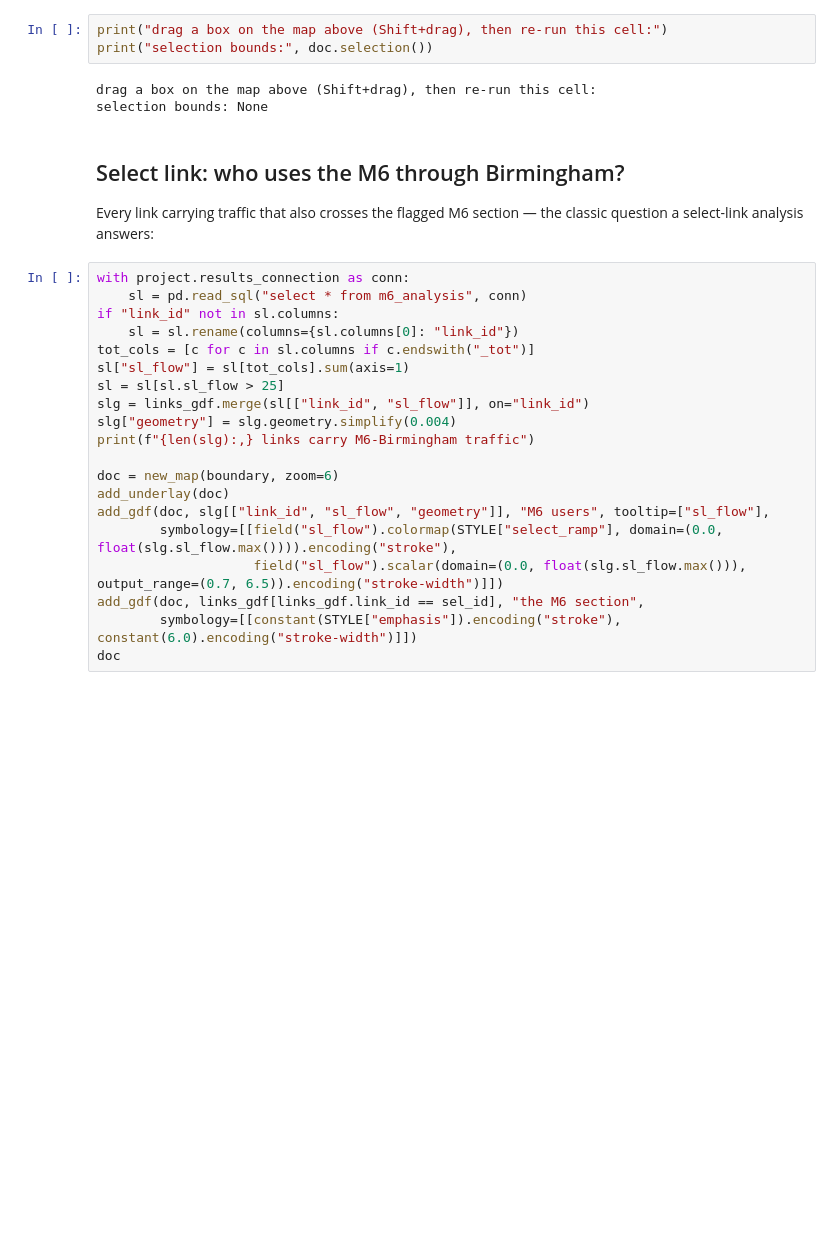
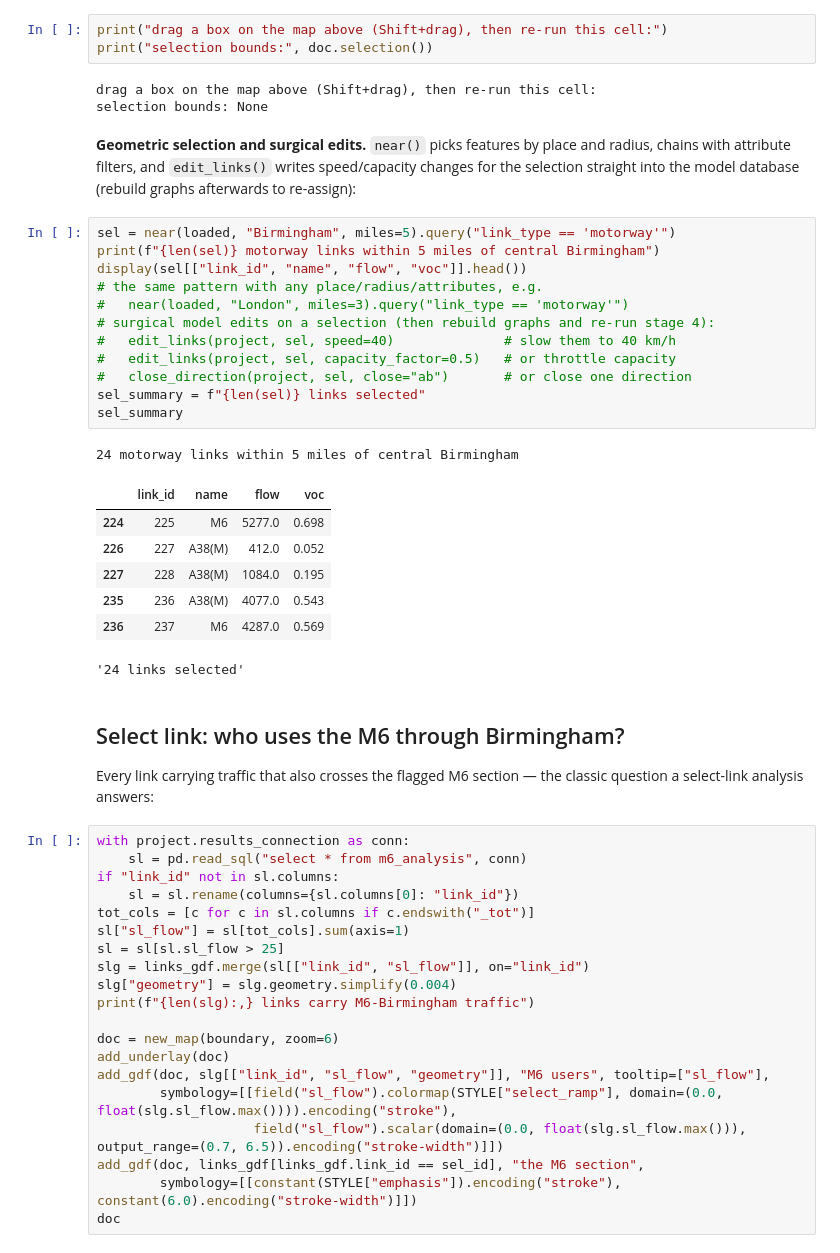
Before and after one commit to RizgarMella/aequilibrae, a Jupyter notebook: notebooks/13_gb_complete_model.ipynb, the cells around one changed output. Cells and saved outputs as stored; diff of their text form; blank space fills up the shorter version.

```diff
--- a/notebooks/13_gb_complete_model.ipynb
+++ b/notebooks/13_gb_complete_model.ipynb
@@ -467,6 +484,32 @@ print("selection bounds:", doc.selection())
 # %% [output]
 drag a box on the map above (Shift+drag), then re-run this cell:
 selection bounds: None
+# %% [markdown]
+**Geometric selection and surgical edits.** `near()` picks features by
+place and radius, chains with attribute filters, and `edit_links()` writes
+speed/capacity changes for the selection straight into the model database
+(rebuild graphs afterwards to re-assign):
+# %%
+sel = near(loaded, "Birmingham", miles=5).query("link_type == 'motorway'")
+print(f"{len(sel)} motorway links within 5 miles of central Birmingham")
+display(sel[["link_id", "name", "flow", "voc"]].head())
+# the same pattern with any place/radius/attributes, e.g.
+#   near(loaded, "London", miles=3).query("link_type == 'motorway'")
+# surgical model edits on a selection (then rebuild graphs and re-run stage 4):
+#   edit_links(project, sel, speed=40)              # slow them to 40 km/h
+#   edit_links(project, sel, capacity_factor=0.5)   # or throttle capacity
+#   close_direction(project, sel, close="ab")       # or close one direction
+sel_summary = f"{len(sel)} links selected"
+sel_summary
+# %% [output]
+24 motorway links within 5 miles of central Birmingham
+|  | link_id | name | flow | voc |
+| 224 | 225 | M6 | 5277.0 | 0.698 |
+| 226 | 227 | A38(M) | 412.0 | 0.052 |
+| 227 | 228 | A38(M) | 1084.0 | 0.195 |
+| 235 | 236 | A38(M) | 4077.0 | 0.543 |
+| 236 | 237 | M6 | 4287.0 | 0.569 |
+'24 links selected'
 # %% [markdown]
 ## Select link: who uses the M6 through Birmingham?
 
```
Also changed, not shown: parts of 10 cells of this notebook.
